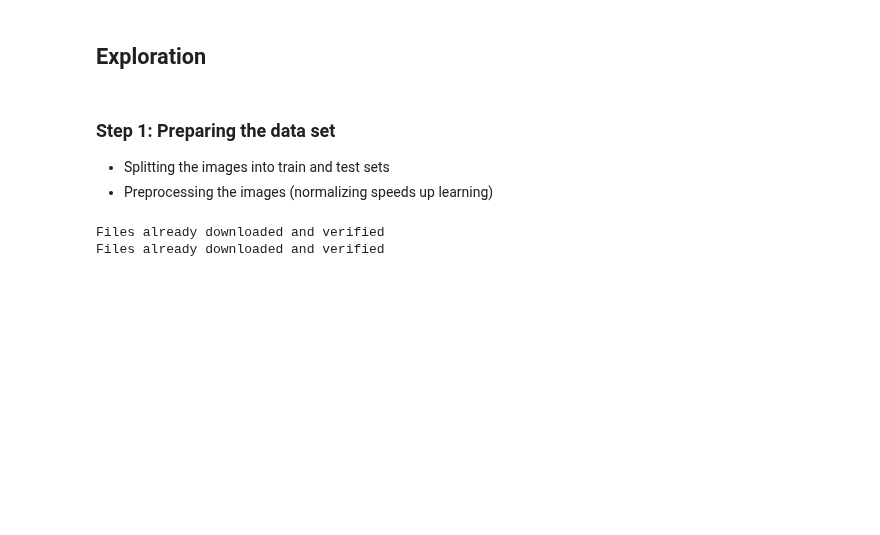
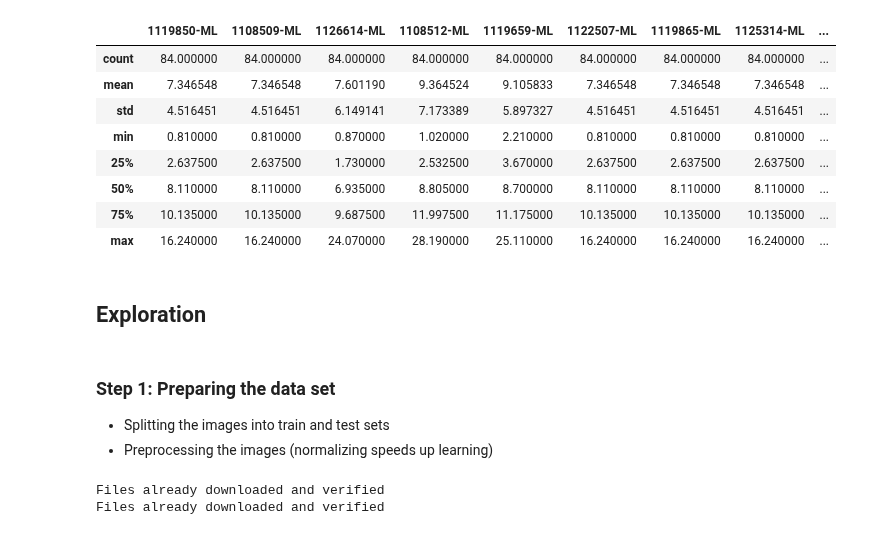
Before and after one commit to Evan-Callaghan/FieldsAcademy-NeuralNetworks, a Jupyter notebook: Project/Untitled.ipynb, the cells around one changed output. Cells and saved outputs as stored; diff of their text form; code cells hidden in the pictures; blank space fills up the shorter version.

```diff
--- a/Project/Untitled.ipynb
+++ b/Project/Untitled.ipynb
@@ -10,3 +17,15 @@ data.head()
+# %%
+data.describe()
+# %% [output]
+|  | 1119850-ML | 1108509-ML | 1126614-ML | 1108512-ML | 1119659-ML | 1122507-ML | 1119865-ML | 1125314-ML | ... |
+| count | 84.000000 | 84.000000 | 84.000000 | 84.000000 | 84.000000 | 84.000000 | 84.000000 | 84.000000 | ... |
+| mean | 7.346548 | 7.346548 | 7.601190 | 9.364524 | 9.105833 | 7.346548 | 7.346548 | 7.346548 | ... |
+| std | 4.516451 | 4.516451 | 6.149141 | 7.173389 | 5.897327 | 4.516451 | 4.516451 | 4.516451 | ... |
+| min | 0.810000 | 0.810000 | 0.870000 | 1.020000 | 2.210000 | 0.810000 | 0.810000 | 0.810000 | ... |
+| 25% | 2.637500 | 2.637500 | 1.730000 | 2.532500 | 3.670000 | 2.637500 | 2.637500 | 2.637500 | ... |
+| 50% | 8.110000 | 8.110000 | 6.935000 | 8.805000 | 8.700000 | 8.110000 | 8.110000 | 8.110000 | ... |
+| 75% | 10.135000 | 10.135000 | 9.687500 | 11.997500 | 11.175000 | 10.135000 | 10.135000 | 10.135000 | ... |
+| max | 16.240000 | 16.240000 | 24.070000 | 28.190000 | 25.110000 | 16.240000 | 16.240000 | 16.240000 | ... |
 # %%
 pip install pyts
 # %%
```
Also changed, not shown: parts of 15 cells of this notebook, 1 other file.
